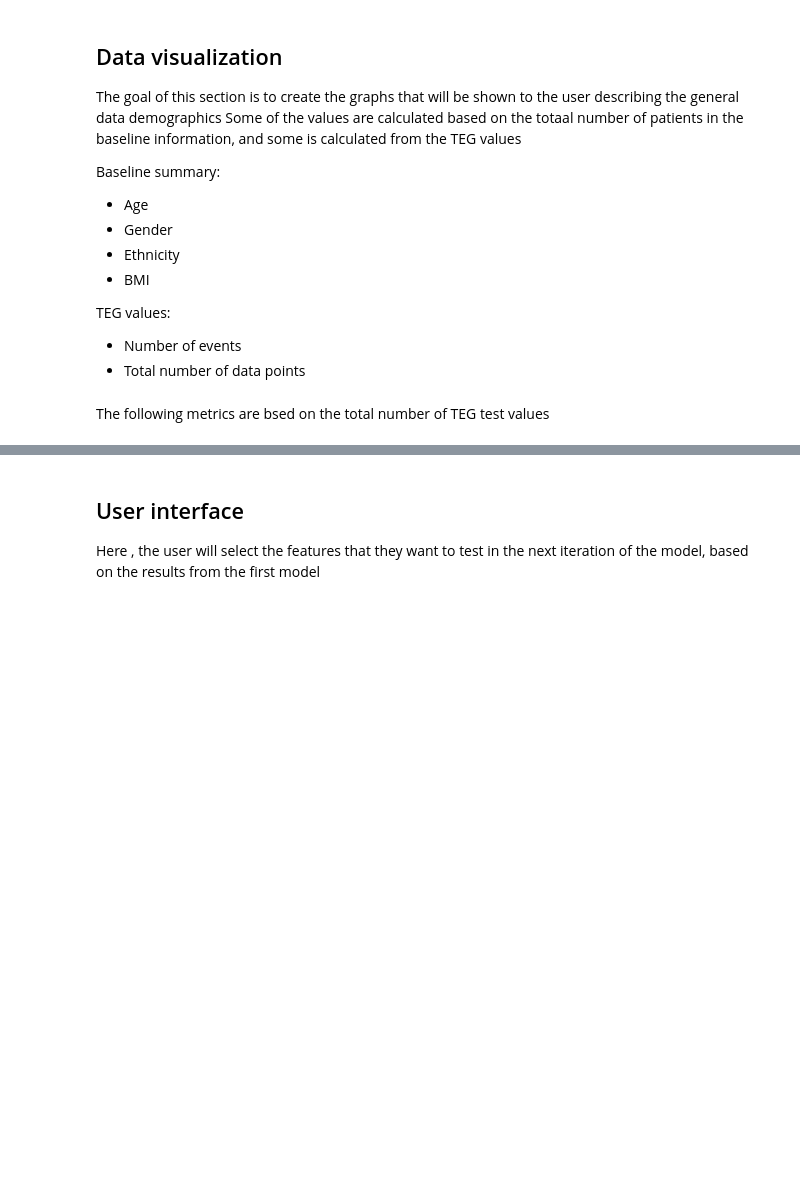
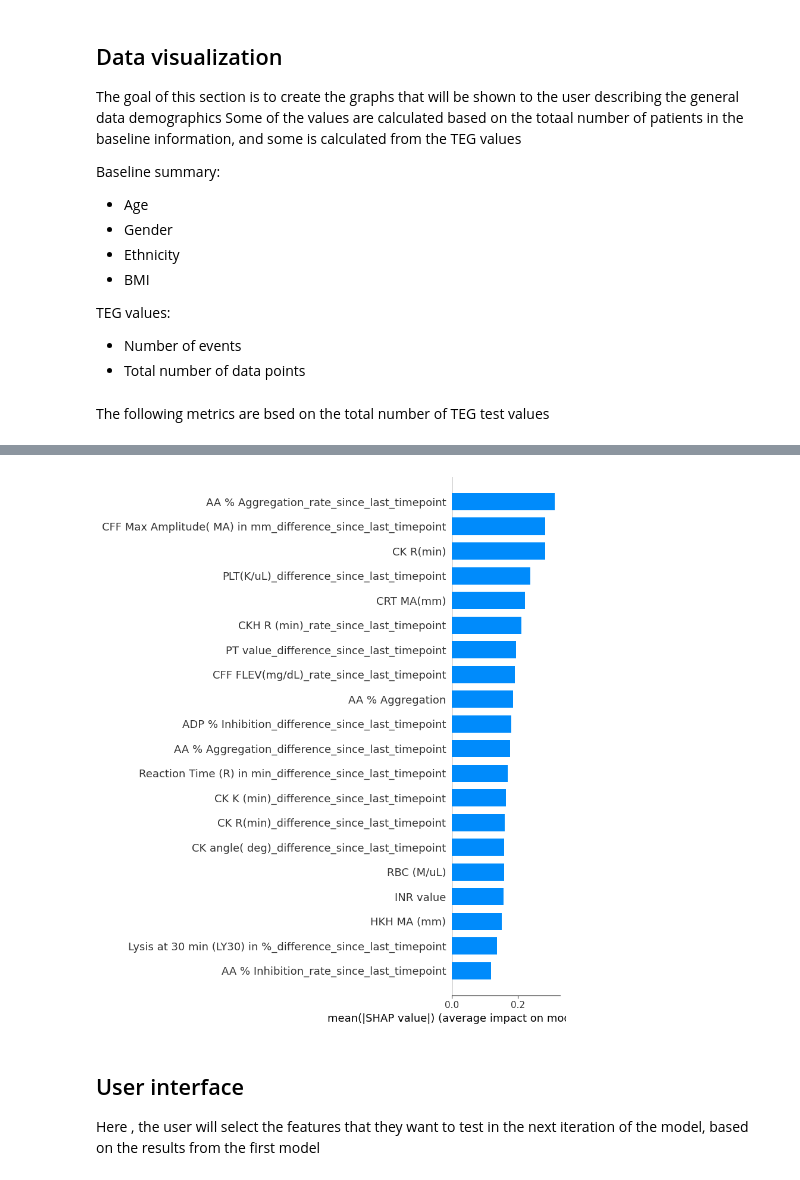
Before and after one commit to kstack21/CapstoneC2023, a Jupyter notebook: steps.ipynb, the cells around one changed output, grey strips where cells are left out. Saved outputs shown, nothing was run; the diff lists cells and outputs as text; code cells hidden in the pictures; blank space fills up the shorter version.

```diff
--- a/steps.ipynb
+++ b/steps.ipynb
@@ -1124,0 +1216,2 @@ importance_df
+# %%
+best_model_TEG1, TEG1_train = train_model(extended_df, 'Events', ['Record ID'])
@@ -1124,0 +1239,2 @@ importance_df
+# %%
+importance_df_TEG1, shap_values_TEG1 = feature_importance(best_model_TEG1, TEG1_train)
@@ -1125,3 +1255,8 @@ importance_df
+# %%
+# Plot SHAP summary plot
+shap.summary_plot(shap_values_TEG1, TEG1_train, plot_type="bar", show= False)
+# %% [output]
+[figure, added]
 # %% [markdown]
 ## User interface
 Here , the user will select the features that they want to test in the next iteration of the model, based on the results from the first model
```
Also changed, not shown: parts of 37 cells of this notebook, 3 other files.
